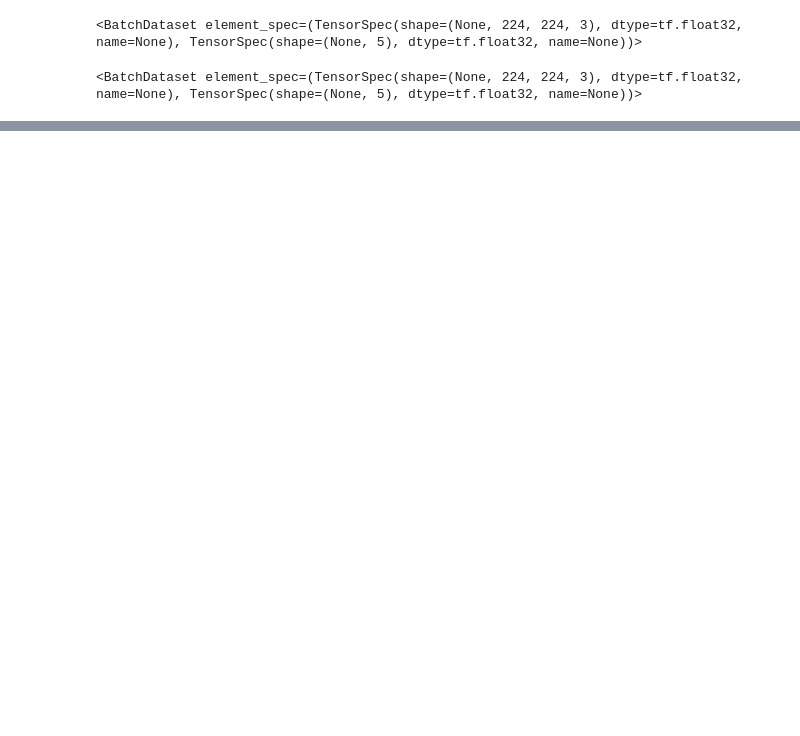
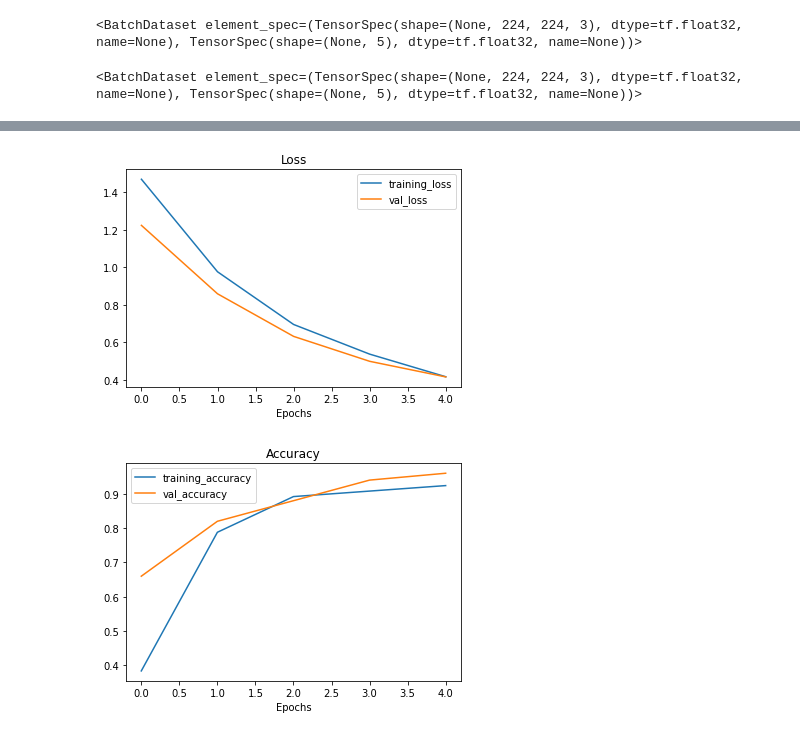
Before and after one commit to Mckenz31/final_yr_proj, a Jupyter notebook: final_year_proj_FA1.ipynb, the cells around one changed output, grey strips where cells are left out. Saved outputs shown, nothing was run; the diff lists cells and outputs as text; code cells hidden in the pictures; blank space fills up the shorter version.

```diff
--- a/final_year_proj_FA1.ipynb
+++ b/final_year_proj_FA1.ipynb
@@ -480,0 +735,35 @@ C1_results
+# %%
+## Model
+
+C12_base_model = tf.keras.applications.EfficientNetB2(include_top=False)
+C12_base_model.trainable = False
+
+C12_input_layer = tf.keras.layers.Input(shape=(224, 224, 3), name="C12_input_layer")
+
+C12_x = data_augmentation(C12_input_layer)
+C12_x = C12_base_model(C12_x, training=False)
+C12_x = tf.keras.layers.GlobalAveragePooling2D(name="C12_pooling_layer")(C12_x)
+
+C12_output_layer = tf.keras.layers.Dense(len(train_data.class_names), activation="softmax", name="C12_output_dense_layer")(C12_x)
+
+C12_model = tf.keras.Model(C12_input_layer, C12_output_layer)
+# %%
+C12_model.compile(
+    loss = tf.keras.losses.CategoricalCrossentropy(),
+    optimizer = tf.keras.optimizers.Adam(),
+    metrics = ["accuracy"]
+)
+# %%
+C12_history = C12_model.fit(
+    train_data,
+    epochs = 5,
+    validation_data = test_data,
+    validation_steps = len(test_data),
+    callbacks = [
+        tensorboard_callback(
+            dir_name="final_year_proj",
+            exp_name="C1_T1_EffB2",
+        ),
+        model_checkpoint
+    ]
+)
@@ -480,0 +787,5 @@ C1_results
+# %%
+plot_loss_curves(C12_history)
+# %% [output]
+[figure, added]
+[figure, added]
```
Also changed, not shown: parts of 54 cells of this notebook.
